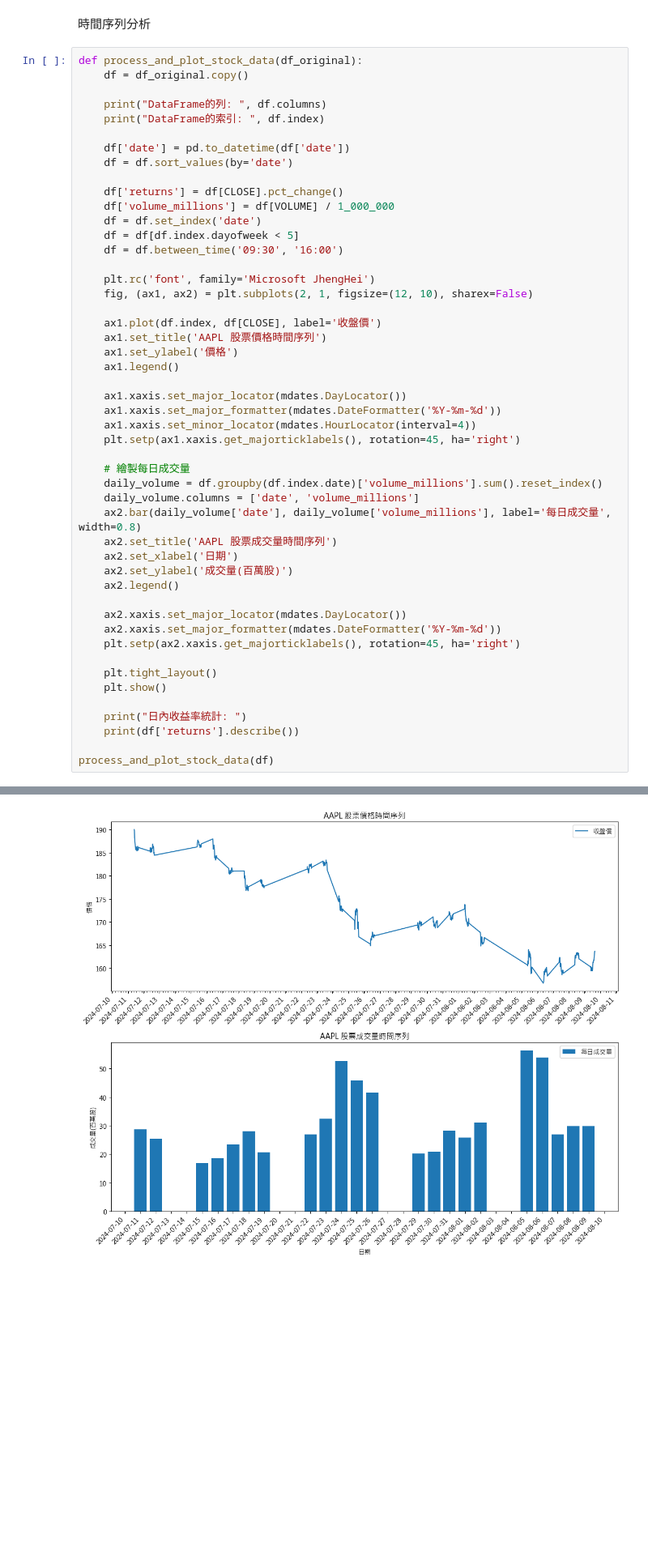
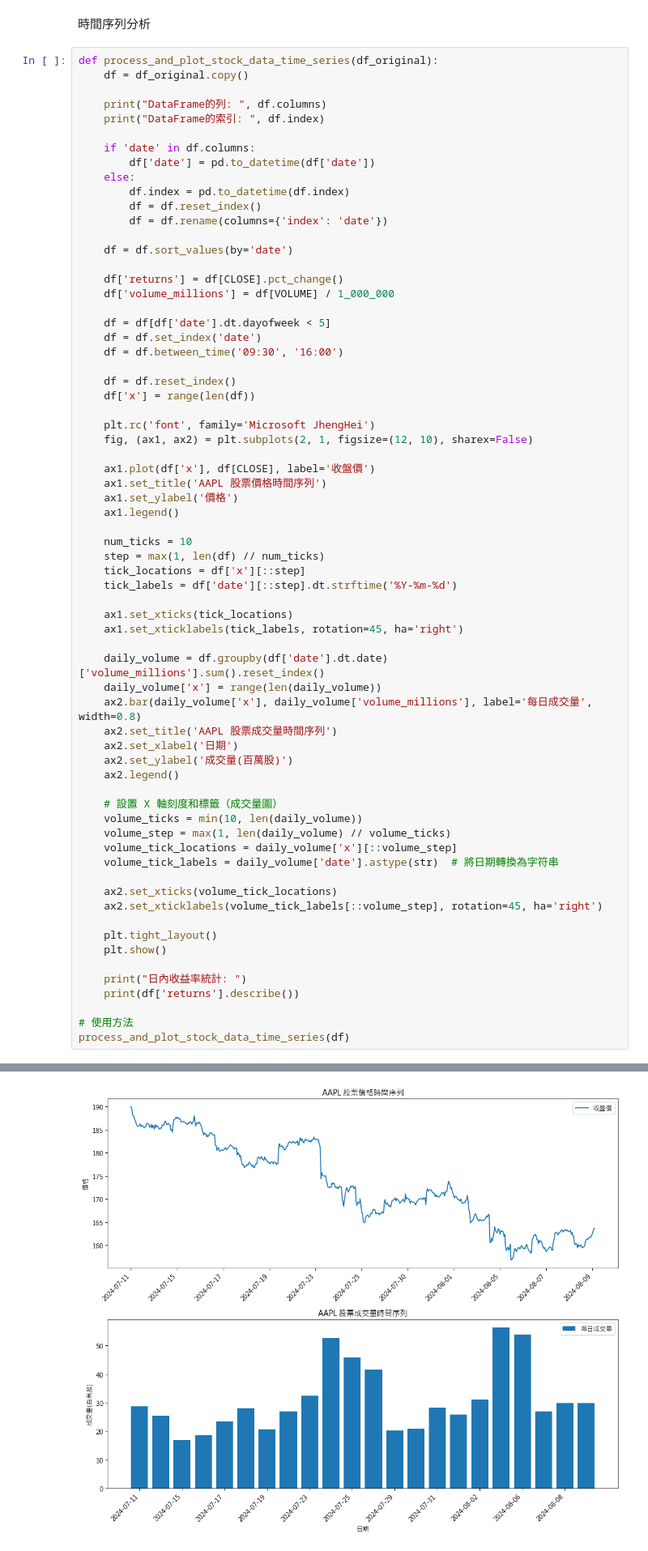
Before and after one commit to HankGuo93/stock-data-pipeline, a Jupyter notebook: stock_data_play_ground.ipynb, the cells around one changed output, grey strips where cells are left out. Shown at 81% size. Drawn from its saved outputs; the diff is of its cells as text; blank space fills up the shorter version.

Commit message:
feat: updated stock_data_play_ground

```diff
--- a/stock_data_play_ground.ipynb
+++ b/stock_data_play_ground.ipynb
@@ -125,61 +125,79 @@ dtype: float64
 # %% [markdown]
 時間序列分析
 # %%
-def process_and_plot_stock_data(df_original):
+def process_and_plot_stock_data_time_series(df_original):
     df = df_original.copy()
 
     print("DataFrame的列: ", df.columns)
     print("DataFrame的索引: ", df.index)
 
-    df['date'] = pd.to_datetime(df['date'])
+    if 'date' in df.columns:
+        df['date'] = pd.to_datetime(df['date'])
+    else:
+        df.index = pd.to_datetime(df.index)
+        df = df.reset_index()
+        df = df.rename(columns={'index': 'date'})
+
     df = df.sort_values(by='date')
 
     df['returns'] = df[CLOSE].pct_change()
     df['volume_millions'] = df[VOLUME] / 1_000_000
+
+    df = df[df['date'].dt.dayofweek < 5]
     df = df.set_index('date')
-    df = df[df.index.dayofweek < 5]
     df = df.between_time('09:30', '16:00')
+
+    df = df.reset_index()
+    df['x'] = range(len(df))
 
     plt.rc('font', family='Microsoft JhengHei')
     fig, (ax1, ax2) = plt.subplots(2, 1, figsize=(12, 10), sharex=False)
 
-    ax1.plot(df.index, df[CLOSE], label='收盤價')
+    ax1.plot(df['x'], df[CLOSE], label='收盤價')
     ax1.set_title('AAPL 股票價格時間序列')
     ax1.set_ylabel('價格')
     ax1.legend()
 
-    ax1.xaxis.set_major_locator(mdates.DayLocator())
-    ax1.xaxis.set_major_formatter(mdates.DateFormatter('%Y-%m-%d'))
-    ax1.xaxis.set_minor_locator(mdates.HourLocator(interval=4))
-    plt.setp(ax1.xaxis.get_majorticklabels(), rotation=45, ha='right')
+    num_ticks = 10
+    step = max(1, len(df) // num_ticks)
+    tick_locations = df['x'][::step]
+    tick_labels = df['date'][::step].dt.strftime('%Y-%m-%d')
 
-    # 繪製每日成交量
-    daily_volume = df.groupby(df.index.date)['volume_millions'].sum().reset_index()
-    daily_volume.columns = ['date', 'volume_millions']
-    ax2.bar(daily_volume['date'], daily_volume['volume_millions'], label='每日成交量', width=0.8)
+    ax1.set_xticks(tick_locations)
+    ax1.set_xticklabels(tick_labels, rotation=45, ha='right')
+
+    daily_volume = df.groupby(df['date'].dt.date)['volume_millions'].sum().reset_index()
+    daily_volume['x'] = range(len(daily_volume))
+    ax2.bar(daily_volume['x'], daily_volume['volume_millions'], label='每日成交量', width=0.8)
     ax2.set_title('AAPL 股票成交量時間序列')
     ax2.set_xlabel('日期')
     ax2.set_ylabel('成交量(百萬股)')
     ax2.legend()
 
-    ax2.xaxis.set_major_locator(mdates.DayLocator())
-    ax2.xaxis.set_major_formatter(mdates.DateFormatter('%Y-%m-%d'))
-    plt.setp(ax2.xaxis.get_majorticklabels(), rotation=45, ha='right')
+    # 設置 X 軸刻度和標籤（成交量圖）
+    volume_ticks = min(10, len(daily_volume))
+    volume_step = max(1, len(daily_volume) // volume_ticks)
+    volume_tick_locations = daily_volume['x'][::volume_step]
+    volume_tick_labels = daily_volume['date'].astype(str)  # 將日期轉換為字符串
+
+    ax2.set_xticks(volume_tick_locations)
+    ax2.set_xticklabels(volume_tick_labels[::volume_step], rotation=45, ha='right')
 
     plt.tight_layout()
     plt.show()
 
     print("日內收益率統計: ")
     print(df['returns'].describe())
 
-process_and_plot_stock_data(df)
+# 使用方法
+process_and_plot_stock_data_time_series(df)
 # %% [output]
 DataFrame的列:  Index(['date', '1. open', '2. high', '3. low', '4. close', '5. volume'], dtype='object')
 DataFrame的索引:  Index([   0,    1,    2,    3,    4,    5,    6,    7,    8,    9,
        ...
        1398, 1399, 1400, 1401, 1402, 1403, 1404, 1405, 1406, 1407],
       dtype='int64', length=1408)
-[figure, old version]
+[figure, new version]
 日內收益率統計:
 count    594.000000
 mean      -0.000132
```
Also changed, not shown: parts of 11 cells of this notebook.
